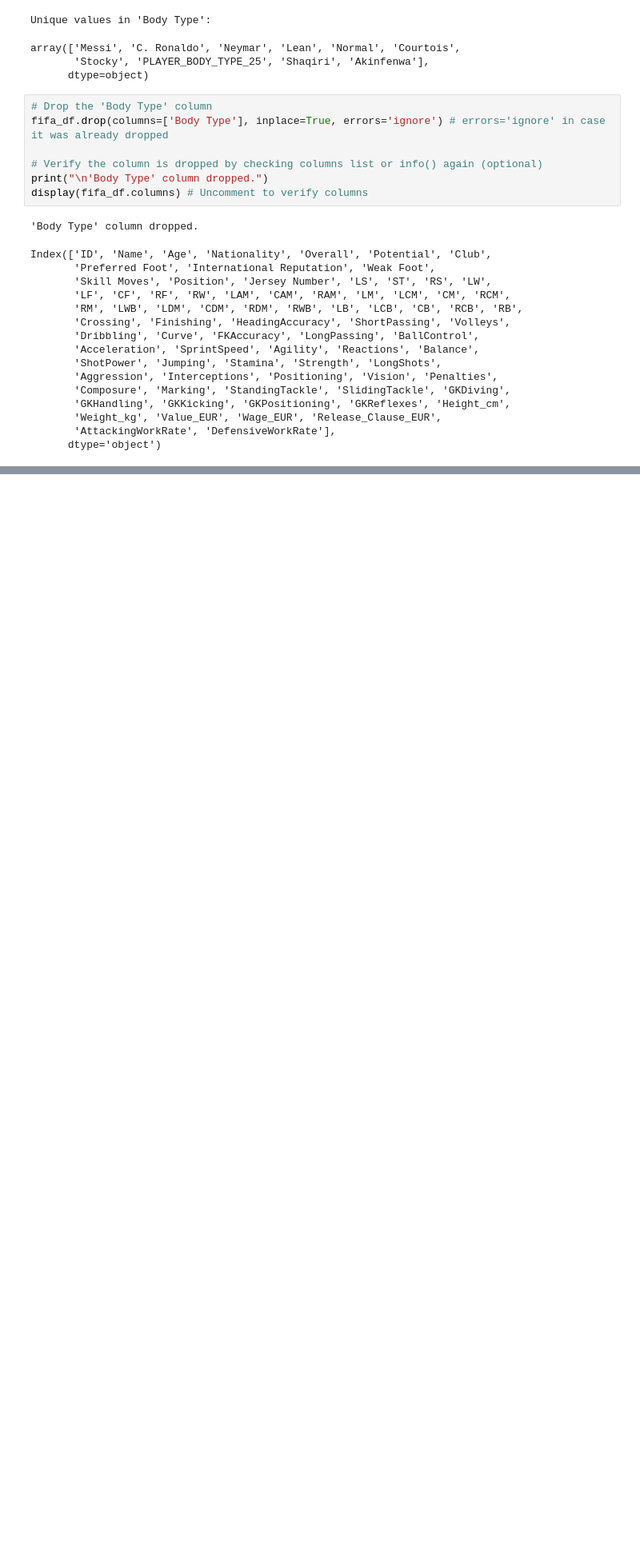
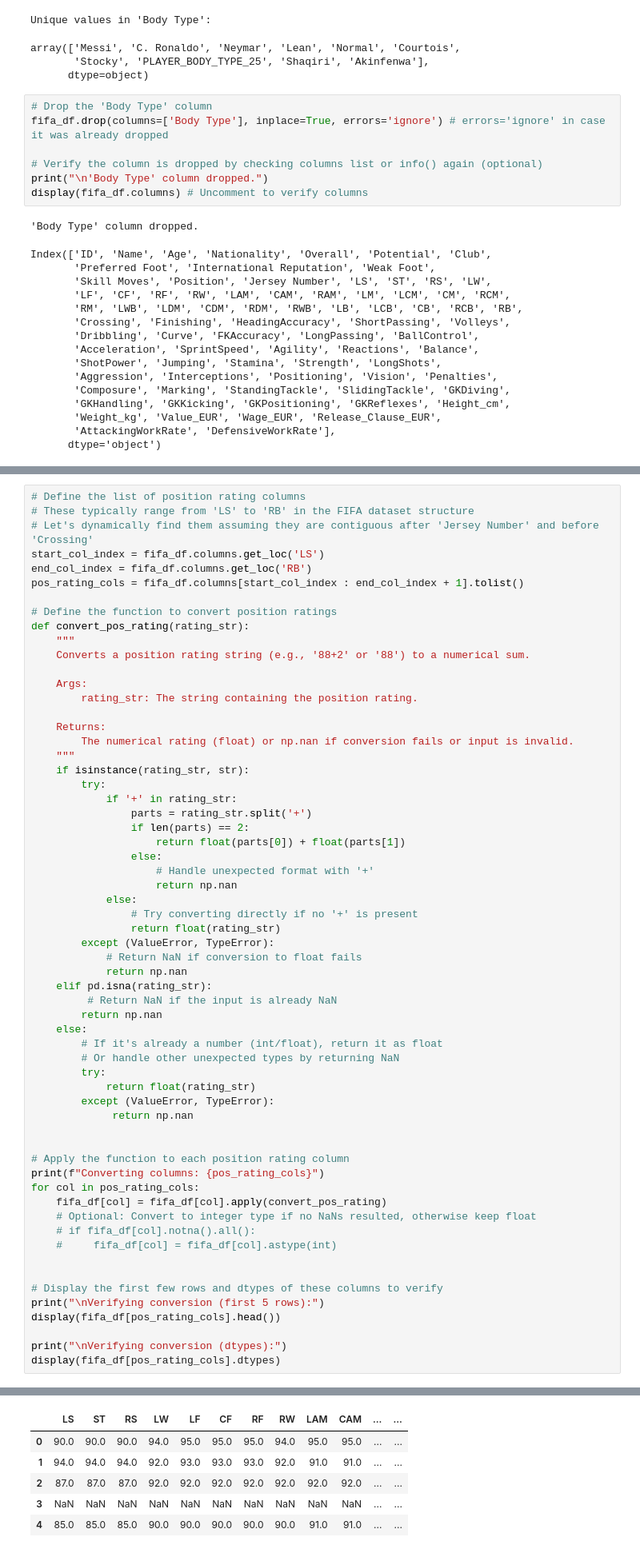
Before and after one commit to SLajuwomi/FIFA, a Jupyter notebook: fifa19_undervaluation_analysis.ipynb, the cells around one changed output, grey strips where cells are left out. Shown: that part at 80% size. Cells and saved outputs as stored; diff of their text form; blank space fills up the shorter version.

```diff
--- a/fifa19_undervaluation_analysis.ipynb
+++ b/fifa19_undervaluation_analysis.ipynb
@@ -564,0 +569,62 @@ Index(['ID', 'Name', 'Age', 'Nationality', 'Overall', 'Potential', 'Club',
+# %%
+# Define the list of position rating columns
+# These typically range from 'LS' to 'RB' in the FIFA dataset structure
+# Let's dynamically find them assuming they are contiguous after 'Jersey Number' and before 'Crossing'
+start_col_index = fifa_df.columns.get_loc('LS')
+end_col_index = fifa_df.columns.get_loc('RB')
+pos_rating_cols = fifa_df.columns[start_col_index : end_col_index + 1].tolist()
+
+# Define the function to convert position ratings
+def convert_pos_rating(rating_str):
+    """
+    Converts a position rating string (e.g., '88+2' or '88') to a numerical sum.
+
+    Args:
+        rating_str: The string containing the position rating.
+
+    Returns:
+        The numerical rating (float) or np.nan if conversion fails or input is invalid.
+    """
+    if isinstance(rating_str, str):
+        try:
+            if '+' in rating_str:
+                parts = rating_str.split('+')
+                if len(parts) == 2:
+                    return float(parts[0]) + float(parts[1])
+                else:
+                    # Handle unexpected format with '+'
+                    return np.nan
+            else:
+                # Try converting directly if no '+' is present
+                return float(rating_str)
+        except (ValueError, TypeError):
+            # Return NaN if conversion to float fails
+            return np.nan
+    elif pd.isna(rating_str):
+         # Return NaN if the input is already NaN
+        return np.nan
+    else:
+        # If it's already a number (int/float), return it as float
+        # Or handle other unexpected types by returning NaN
+        try:
+            return float(rating_str)
+        except (ValueError, TypeError):
+             return np.nan
+
+
+# Apply the function to each position rating column
+print(f"Converting columns: {pos_rating_cols}")
+for col in pos_rating_cols:
+    fifa_df[col] = fifa_df[col].apply(convert_pos_rating)
+    # Optional: Convert to integer type if no NaNs resulted, otherwise keep float
+    # if fifa_df[col].notna().all():
+    #     fifa_df[col] = fifa_df[col].astype(int)
+
+
+# Display the first few rows and dtypes of these columns to verify
+print("\nVerifying conversion (first 5 rows):")
+display(fifa_df[pos_rating_cols].head())
+
+print("\nVerifying conversion (dtypes):")
+display(fifa_df[pos_rating_cols].dtypes)
+# %% [output]
@@ -564,0 +634,6 @@ Index(['ID', 'Name', 'Age', 'Nationality', 'Overall', 'Potential', 'Club',
+|  | LS | ST | RS | LW | LF | CF | RF | RW | LAM | CAM | ... | ... |
+| 0 | 90.0 | 90.0 | 90.0 | 94.0 | 95.0 | 95.0 | 95.0 | 94.0 | 95.0 | 95.0 | ... | ... |
+| 1 | 94.0 | 94.0 | 94.0 | 92.0 | 93.0 | 93.0 | 93.0 | 92.0 | 91.0 | 91.0 | ... | ... |
+| 2 | 87.0 | 87.0 | 87.0 | 92.0 | 92.0 | 92.0 | 92.0 | 92.0 | 92.0 | 92.0 | ... | ... |
+| 3 | NaN | NaN | NaN | NaN | NaN | NaN | NaN | NaN | NaN | NaN | ... | ... |
+| 4 | 85.0 | 85.0 | 85.0 | 90.0 | 90.0 | 90.0 | 90.0 | 90.0 | 91.0 | 91.0 | ... | ... |
```
Also changed, not shown: parts of 2 cells of this notebook.
